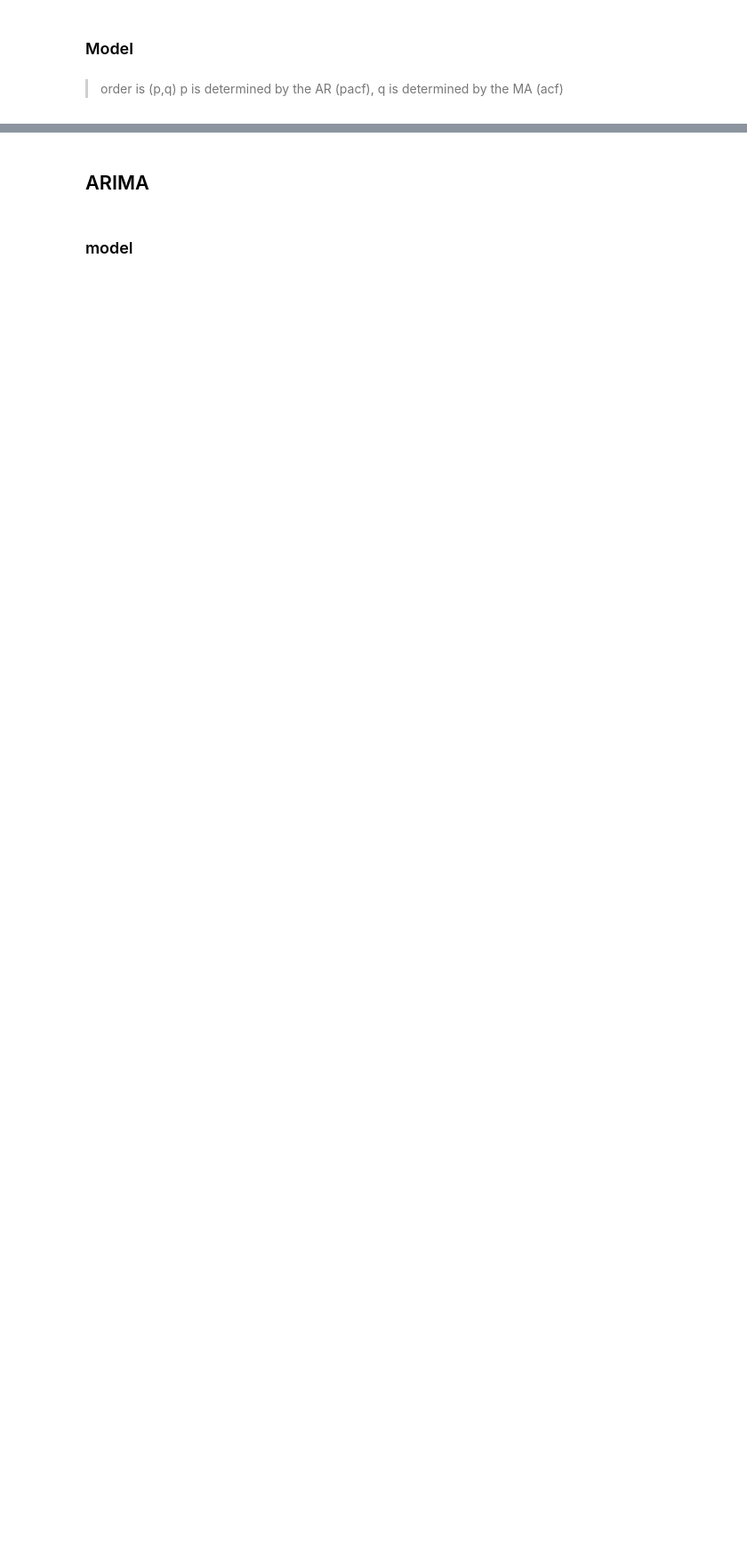
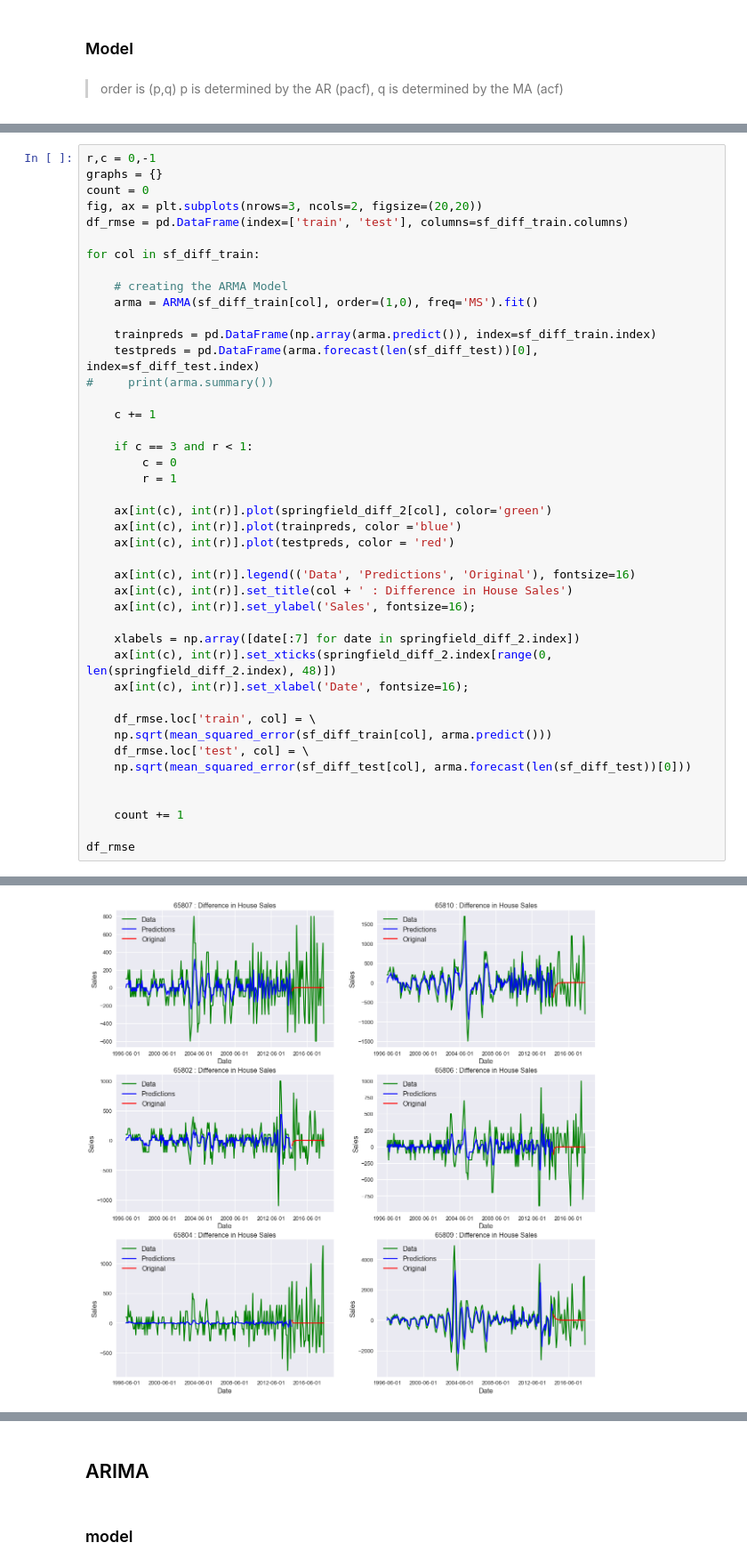
Before and after one commit to tjkim614/springfield_housing_analysis, a Jupyter notebook: 2-Modeling.ipynb, the cells around one changed output, grey strips where cells are left out. Shown at 89% size. Drawn from its saved outputs; the diff is of its cells as text; blank space fills up the shorter version.

```diff
--- a/2-Modeling.ipynb
+++ b/2-Modeling.ipynb
@@ -95,0 +219,44 @@ plt.show()
+# %%
+r,c = 0,-1
+graphs = {}
+count = 0
+fig, ax = plt.subplots(nrows=3, ncols=2, figsize=(20,20))
+df_rmse = pd.DataFrame(index=['train', 'test'], columns=sf_diff_train.columns)
+
+for col in sf_diff_train:
+
+    # creating the ARMA Model
+    arma = ARMA(sf_diff_train[col], order=(1,0), freq='MS').fit()
+
+    trainpreds = pd.DataFrame(np.array(arma.predict()), index=sf_diff_train.index)
+    testpreds = pd.DataFrame(arma.forecast(len(sf_diff_test))[0], index=sf_diff_test.index)
+#     print(arma.summary())
+
+    c += 1
+
+    if c == 3 and r < 1:
+        c = 0
+        r = 1
+
+    ax[int(c), int(r)].plot(springfield_diff_2[col], color='green')
+    ax[int(c), int(r)].plot(trainpreds, color ='blue')
+    ax[int(c), int(r)].plot(testpreds, color = 'red')
+
+    ax[int(c), int(r)].legend(('Data', 'Predictions', 'Original'), fontsize=16)
+    ax[int(c), int(r)].set_title(col + ' : Difference in House Sales')
+    ax[int(c), int(r)].set_ylabel('Sales', fontsize=16);
+
+    xlabels = np.array([date[:7] for date in springfield_diff_2.index])
+    ax[int(c), int(r)].set_xticks(springfield_diff_2.index[range(0, len(springfield_diff_2.index), 48)])
+    ax[int(c), int(r)].set_xlabel('Date', fontsize=16);
+
+    df_rmse.loc['train', col] = \
+    np.sqrt(mean_squared_error(sf_diff_train[col], arma.predict()))
+    df_rmse.loc['test', col] = \
+    np.sqrt(mean_squared_error(sf_diff_test[col], arma.forecast(len(sf_diff_test))[0]))
+
+
+    count += 1
+
+df_rmse
+# %% [output]
@@ -96,3 +266,4 @@ plt.show()
+[figure, added]
 # %%
 for col in sf_diff_train:
 
```
Also changed, not shown: parts of 13 cells of this notebook.
